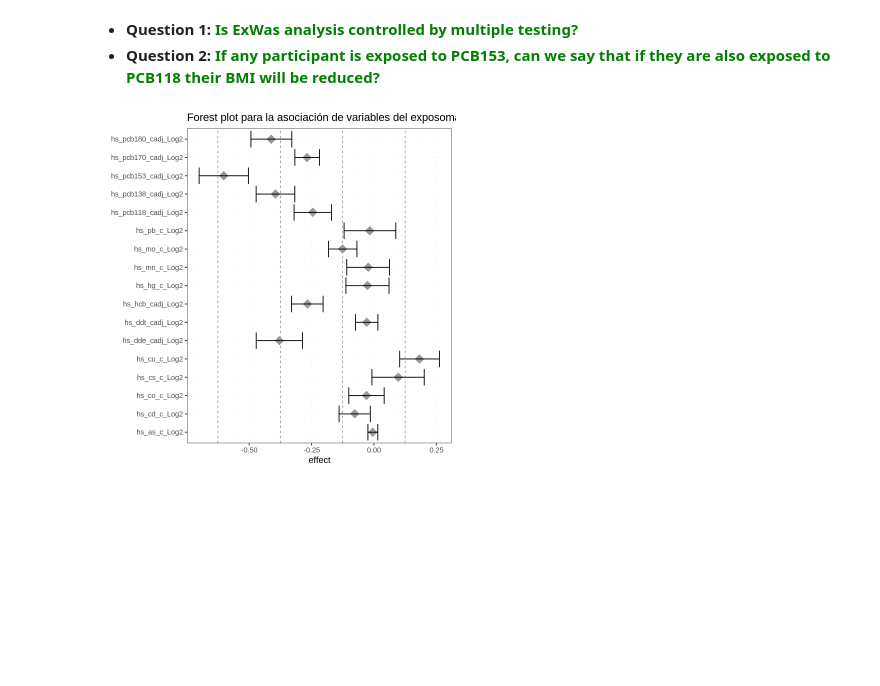
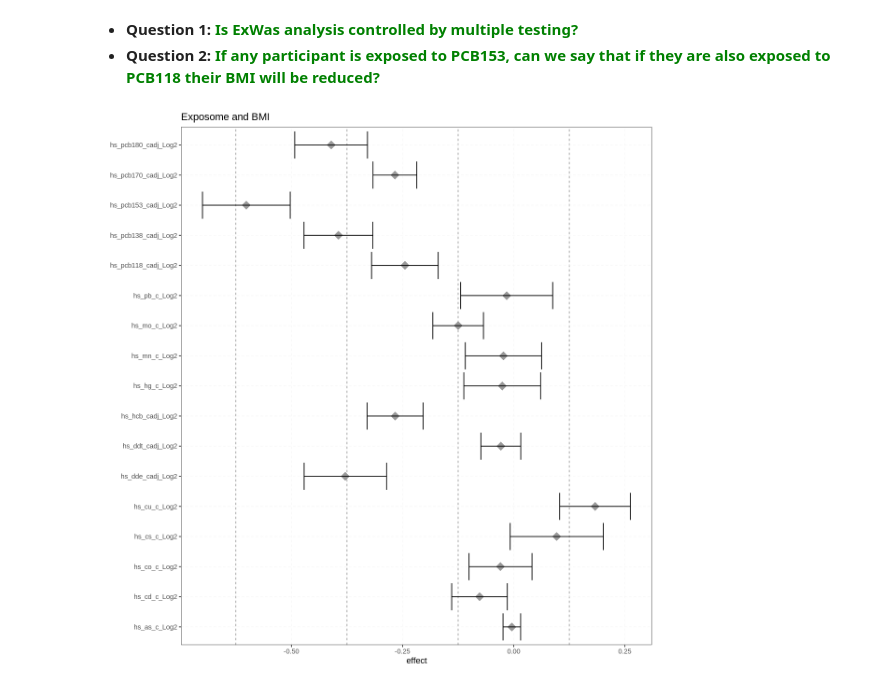
Before and after one commit to alldominguez/isee_young_rennes_ws1, a Jupyter notebook: ws1_isee_young_rennes_version1.ipynb, the cells around one changed output. Saved outputs shown, nothing was run; the diff lists cells and outputs as text; code cells hidden in the pictures; blank space fills up the shorter version.

```diff
--- a/ws1_isee_young_rennes_version1.ipynb
+++ b/ws1_isee_young_rennes_version1.ipynb
@@ -488,9 +488,9 @@ rexposome::plotExwas(exwas, color = clr, show.effective = TRUE,
 * **Question 1:** <font color='green'> **Is ExWas analysis controlled by multiple testing?** </font>
 * **Question 2:** <font color='green'> **If any participant is exposed to PCB153, can we say that if they are also exposed to PCB118 their BMI will be reduced?** </font>
 # %%
-rexposome::plotEffect(exwas) + ggtitle("Forest plot para la asociación de variables del exposoma y BMI")
+rexposome::plotEffect(exwas) + ggtitle("Exposome and BMI")
 # %% [output]
-[figure, old version]
+[figure, new version]
 # %%
 rexposome::plotVolcano(exwas)
 # %% [output]
```
Also changed, not shown: parts of 2 cells of this notebook.
